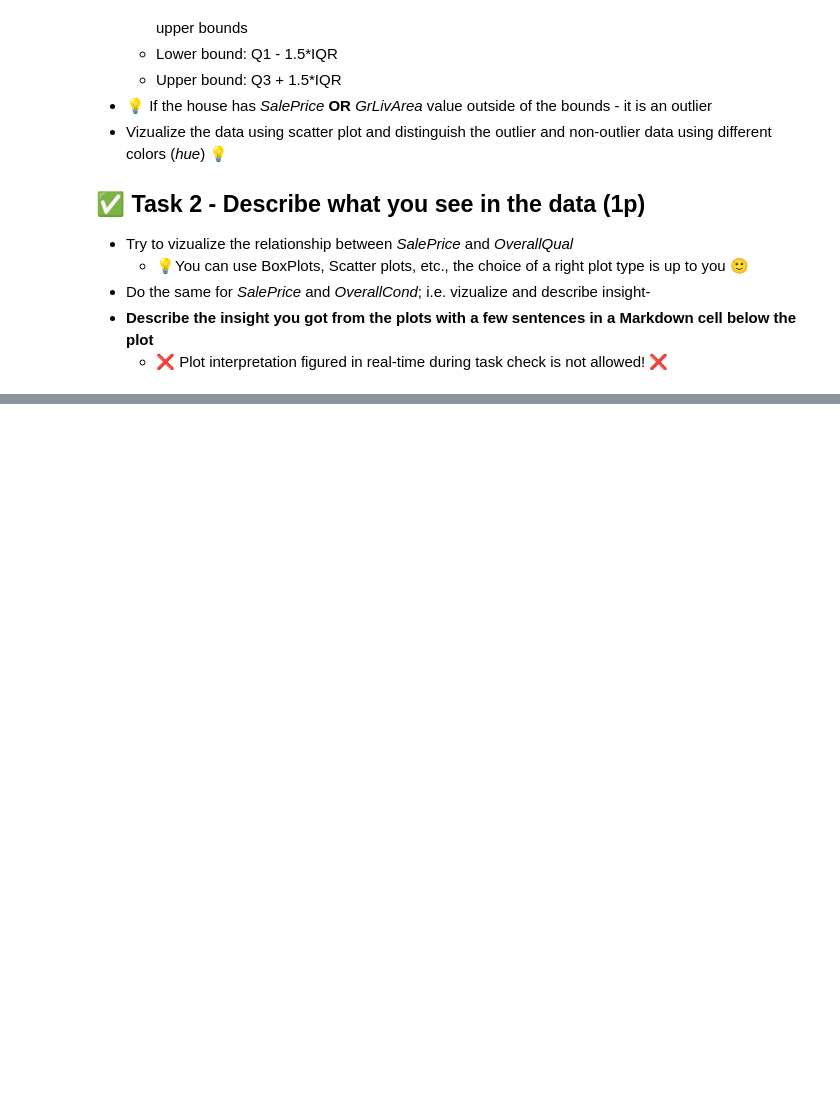
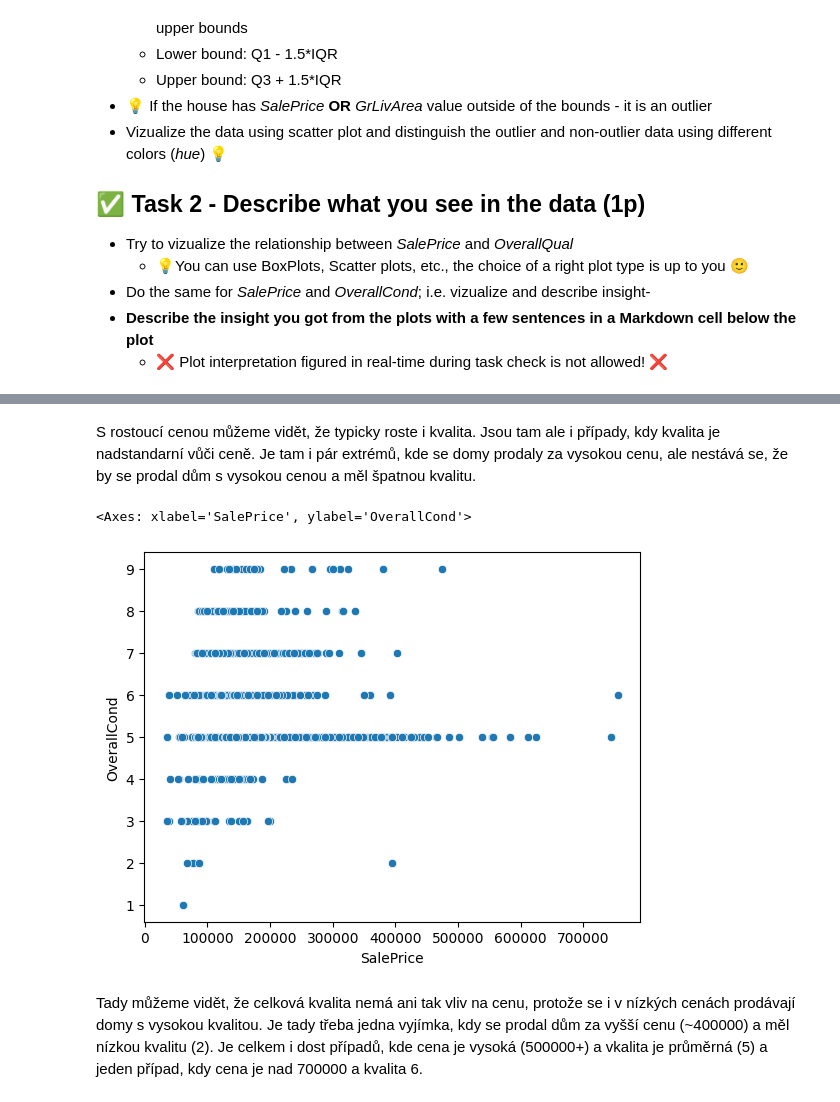
Before and after one commit to patrick11514/VSB, a Jupyter notebook: ZSU/fml_02.ipynb, the cells around one changed output, grey strips where cells are left out. Cells and saved outputs as stored; diff of their text form; code cells hidden in the pictures; blank space fills up the shorter version.

```diff
--- a/ZSU/fml_02.ipynb
+++ b/ZSU/fml_02.ipynb
@@ -332,0 +357,9 @@ plt.plot(count)
+# %% [markdown]
+S rostoucí cenou můžeme vidět, že typicky roste i kvalita. Jsou tam ale i případy, kdy kvalita je nadstandarní vůči ceně. Je tam i pár extrémů, kde se domy prodaly za vysokou cenu, ale nestává se, že by se prodal dům s vysokou cenou a měl špatnou kvalitu.
+# %%
+sns.scatterplot(data=df, x='SalePrice', y='OverallCond')
+# %% [output]
+<Axes: xlabel='SalePrice', ylabel='OverallCond'>
+[figure, added]
+# %% [markdown]
+Tady můžeme vidět, že celková kvalita nemá ani tak vliv na cenu, protože se i v nízkých cenách prodávají domy s vysokou kvalitou. Je tady třeba jedna vyjímka, kdy se prodal dům za vyšší cenu (~400000) a měl nízkou kvalitu (2). Je celkem i dost případů, kde cena je vysoká (500000+) a vkalita je průměrná (5) a jeden případ, kdy cena je nad 700000 a kvalita 6.
```
Also changed, not shown: parts of 3 cells of this notebook.
